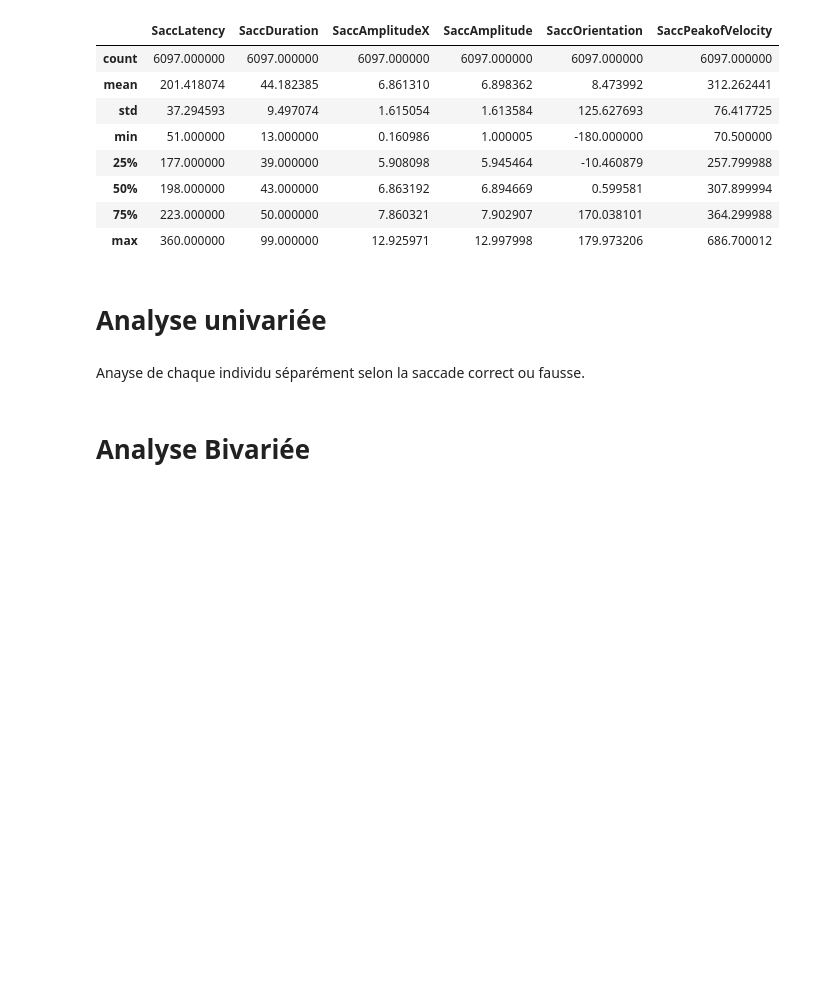
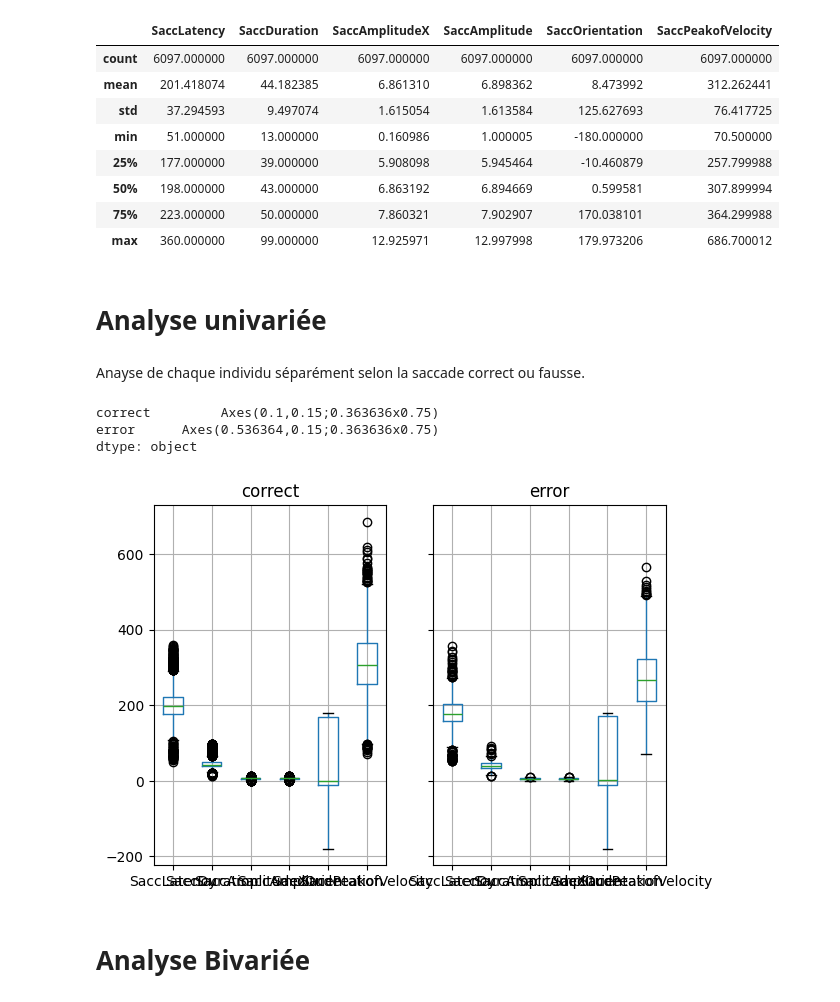
Before and after one commit to YalpLeYak/Mini_projet, a Jupyter notebook: COSNAY_DAMAGGIO_ProjetTSD.ipynb, the cells around one changed output. Saved outputs shown, nothing was run; the diff lists cells and outputs as text; code cells hidden in the pictures; blank space fills up the shorter version.

```diff
--- a/COSNAY_DAMAGGIO_ProjetTSD.ipynb
+++ b/COSNAY_DAMAGGIO_ProjetTSD.ipynb
@@ -366,6 +366,13 @@ for i in range(0,len(list_df)):
 					wspace=0.1,
 					hspace=0.1)
     plt.show()
+# %%
+Difference.groupby("SaccAccuracy").boxplot()
+# %% [output]
+correct         Axes(0.1,0.15;0.363636x0.75)
+error      Axes(0.536364,0.15;0.363636x0.75)
+dtype: object
+[figure, added]
 # %% [markdown]
 # Analyse Bivariée
 # %%
```
Also changed, not shown: parts of 5 cells of this notebook.
